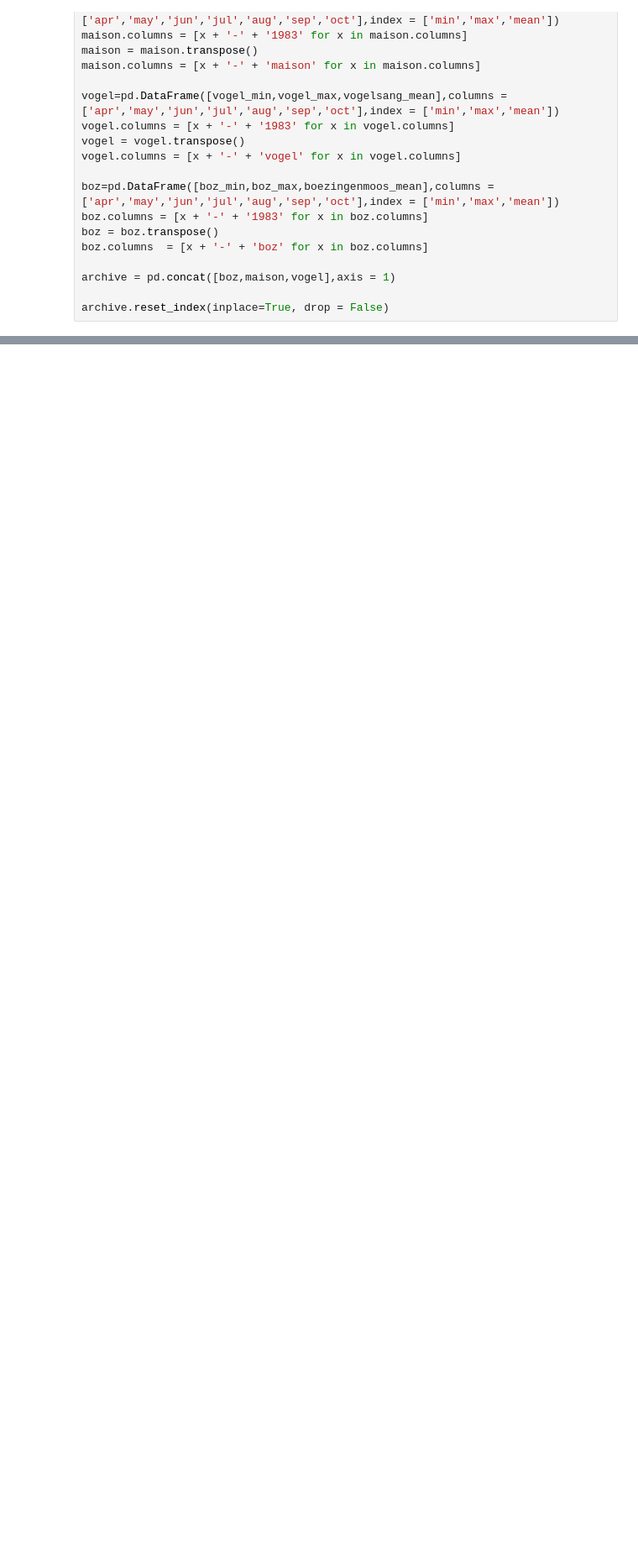
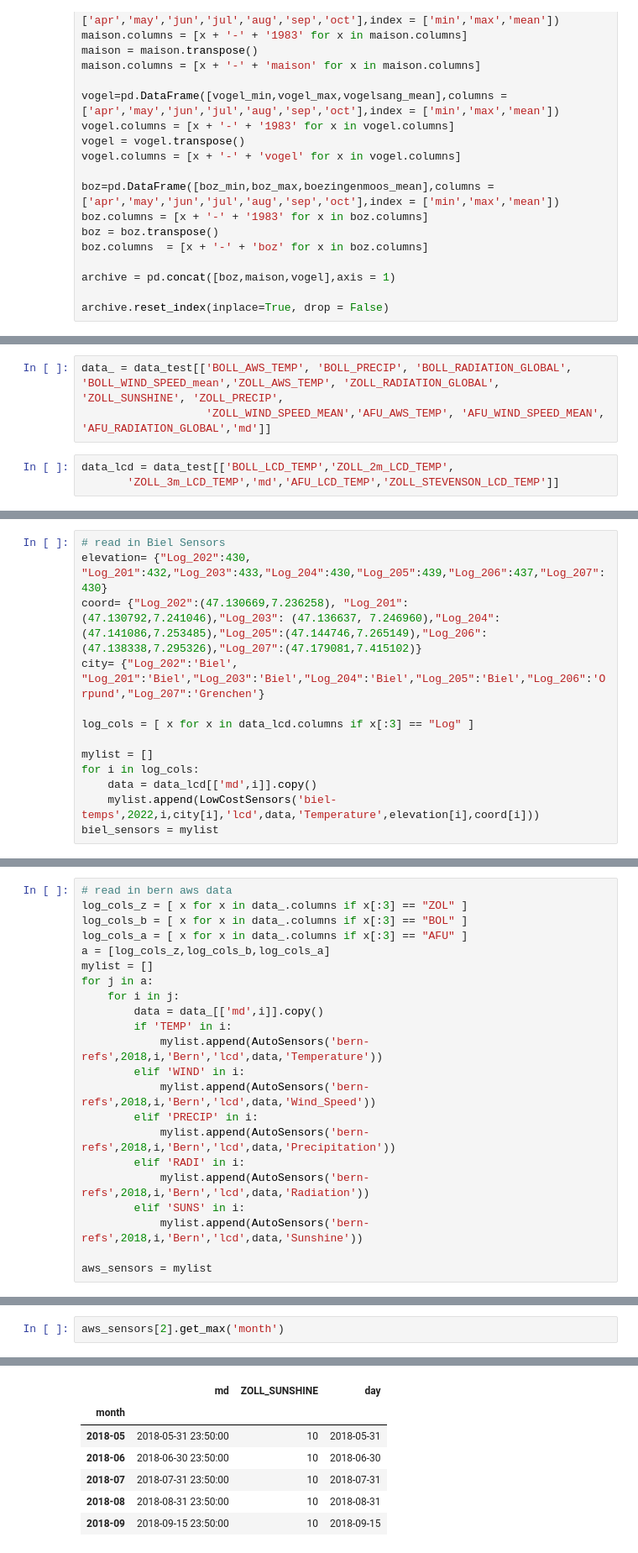
Before and after one commit to thorerismann/btemps, a Jupyter notebook: notebooks/exploratory/1.2-ge-measurement-classes.ipynb, the cells around one changed output, grey strips where cells are left out. Shown at 84% size. Cells and saved outputs as stored; diff of their text form; blank space fills up the shorter version.

```diff
--- a/notebooks/exploratory/1.2-ge-measurement-classes.ipynb
+++ b/notebooks/exploratory/1.2-ge-measurement-classes.ipynb
@@ -80 +78,7 @@ data_be_meta
+# %%
+data_ = data_test[['BOLL_AWS_TEMP', 'BOLL_PRECIP', 'BOLL_RADIATION_GLOBAL', 'BOLL_WIND_SPEED_mean','ZOLL_AWS_TEMP', 'ZOLL_RADIATION_GLOBAL', 'ZOLL_SUNSHINE', 'ZOLL_PRECIP',
+                   'ZOLL_WIND_SPEED_MEAN','AFU_AWS_TEMP', 'AFU_WIND_SPEED_MEAN', 'AFU_RADIATION_GLOBAL','md']]
+# %%
+data_lcd = data_test[['BOLL_LCD_TEMP','ZOLL_2m_LCD_TEMP',
+       'ZOLL_3m_LCD_TEMP','md','AFU_LCD_TEMP','ZOLL_STEVENSON_LCD_TEMP']]
 # %%
@@ -286,0 +257,13 @@ KeyError: 'Log_83_REF_AFU_3m'
+# %%
+# read in Biel Sensors
+elevation= {"Log_202":430, "Log_201":432,"Log_203":433,"Log_204":430,"Log_205":439,"Log_206":437,"Log_207":430}
+coord= {"Log_202":(47.130669,7.236258), "Log_201":(47.130792,7.241046),"Log_203": (47.136637, 7.246960),"Log_204":(47.141086,7.253485),"Log_205":(47.144746,7.265149),"Log_206":(47.138338,7.295326),"Log_207":(47.179081,7.415102)}
+city= {"Log_202":'Biel', "Log_201":'Biel',"Log_203":'Biel',"Log_204":'Biel',"Log_205":'Biel',"Log_206":'Orpund',"Log_207":'Grenchen'}
+
+log_cols = [ x for x in data_lcd.columns if x[:3] == "Log" ]
+
+mylist = []
+for i in log_cols:
+    data = data_lcd[['md',i]].copy()
+    mylist.append(LowCostSensors('biel-temps',2022,i,city[i],'lcd',data,'Temperature',elevation[i],coord[i]))
+biel_sensors = mylist
@@ -287,3 +332,25 @@ KeyError: 'Log_83_REF_AFU_3m'
+# %%
+# read in bern aws data
+log_cols_z = [ x for x in data_.columns if x[:3] == "ZOL" ]
+log_cols_b = [ x for x in data_.columns if x[:3] == "BOL" ]
+log_cols_a = [ x for x in data_.columns if x[:3] == "AFU" ]
+a = [log_cols_z,log_cols_b,log_cols_a]
+mylist = []
+for j in a:
+    for i in j:
+        data = data_[['md',i]].copy()
+        if 'TEMP' in i:
+            mylist.append(AutoSensors('bern-refs',2018,i,'Bern','lcd',data,'Temperature'))
+        elif 'WIND' in i:
+            mylist.append(AutoSensors('bern-refs',2018,i,'Bern','lcd',data,'Wind_Speed'))
+        elif 'PRECIP' in i:
+            mylist.append(AutoSensors('bern-refs',2018,i,'Bern','lcd',data,'Precipitation'))
+        elif 'RADI' in i:
+            mylist.append(AutoSensors('bern-refs',2018,i,'Bern','lcd',data,'Radiation'))
+        elif 'SUNS' in i:
+            mylist.append(AutoSensors('bern-refs',2018,i,'Bern','lcd',data,'Sunshine'))
+
+aws_sensors = mylist
 # %%
 # get month and day columns for aggregation
 [ x.get_month() for x in archival ]
@@ -306,0 +392,3 @@ os_1.get_max('month')
+# %%
+aws_sensors[2].get_max('month')
+# %% [output]
@@ -306,0 +401,7 @@ os_1.get_max('month')
+|  | md | ZOLL_SUNSHINE | day |
+| month |  |  |  |
+| 2018-05 | 2018-05-31 23:50:00 | 10 | 2018-05-31 |
+| 2018-06 | 2018-06-30 23:50:00 | 10 | 2018-06-30 |
+| 2018-07 | 2018-07-31 23:50:00 | 10 | 2018-07-31 |
+| 2018-08 | 2018-08-31 23:50:00 | 10 | 2018-08-31 |
+| 2018-09 | 2018-09-15 23:50:00 | 10 | 2018-09-15 |
```
Also changed, not shown: parts of 18 cells of this notebook.
